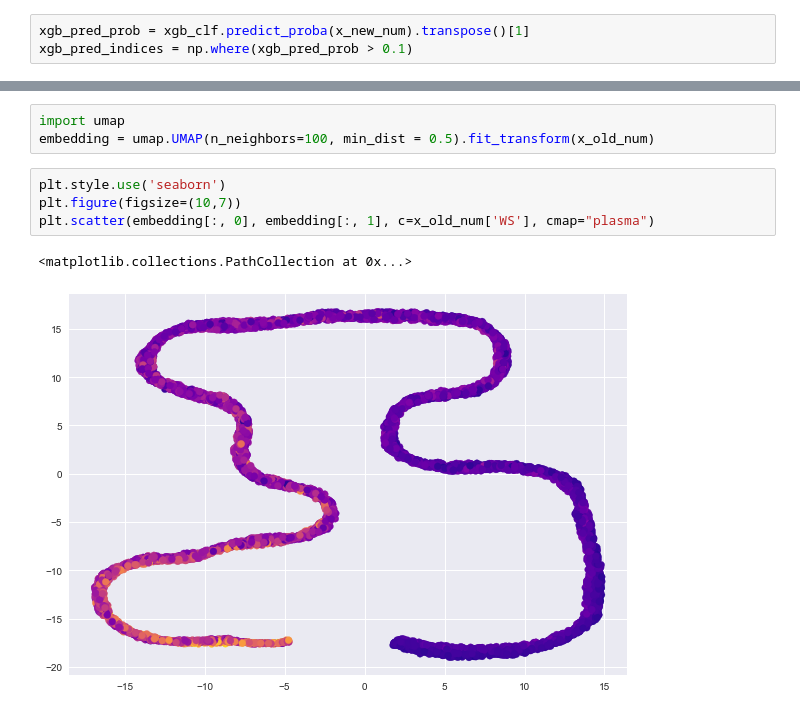
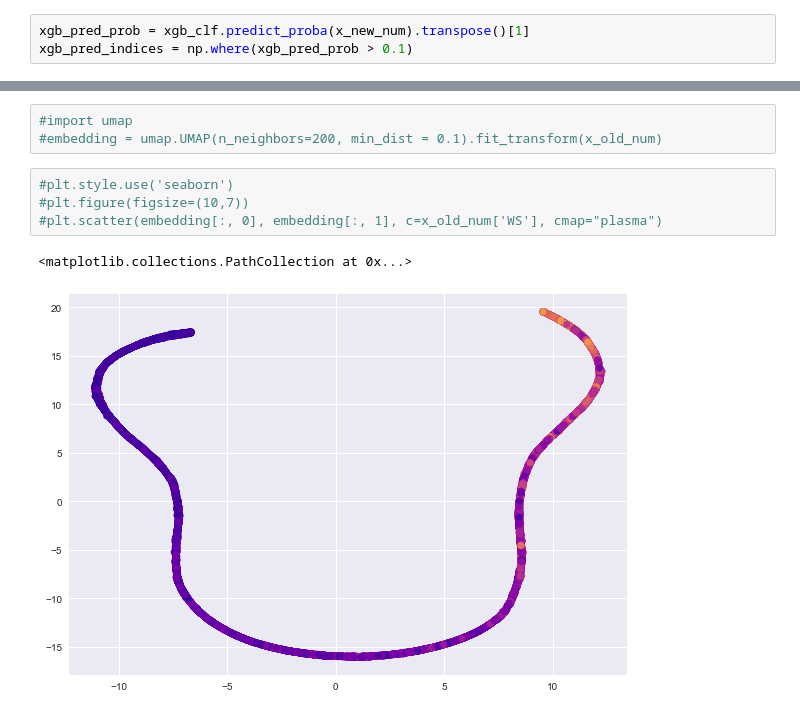
Before and after one commit to davidjbauer/nba-shaq, a Jupyter notebook: learning.ipynb, the cells around one changed output, grey strips where cells are left out. Drawn from its saved outputs; the diff is of its cells as text.

```diff
--- a/learning.ipynb
+++ b/learning.ipynb
@@ -162,10 +158,10 @@ plt.bar(x_features[3:], xgb_feat)
 # %%
-import umap
-embedding = umap.UMAP(n_neighbors=100, min_dist = 0.5).fit_transform(x_old_num)
+#import umap
+#embedding = umap.UMAP(n_neighbors=200, min_dist = 0.1).fit_transform(x_old_num)
 # %%
-plt.style.use('seaborn')
-plt.figure(figsize=(10,7))
-plt.scatter(embedding[:, 0], embedding[:, 1], c=x_old_num['WS'], cmap="plasma")
+#plt.style.use('seaborn')
+#plt.figure(figsize=(10,7))
+#plt.scatter(embedding[:, 0], embedding[:, 1], c=x_old_num['WS'], cmap="plasma")
 # %% [output]
 <matplotlib.collections.PathCollection at 0x...>
-[figure, old version]
+[figure, new version]
```
Also changed, not shown: parts of 10 cells of this notebook, 2 other files.
